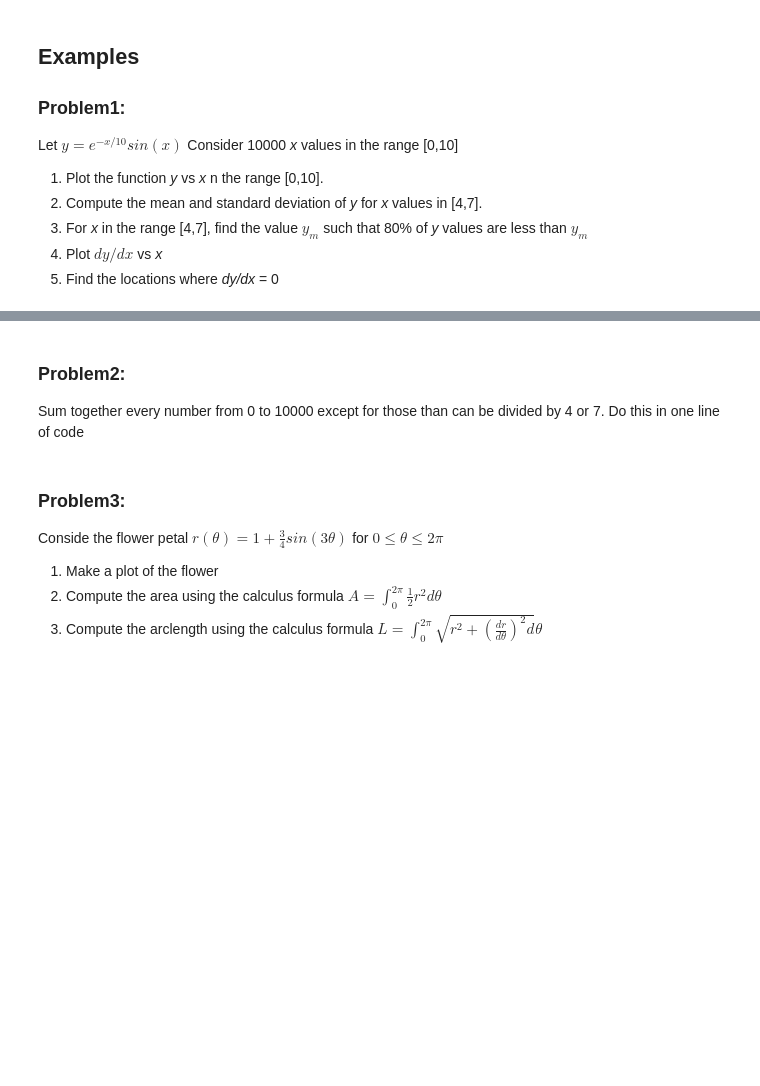
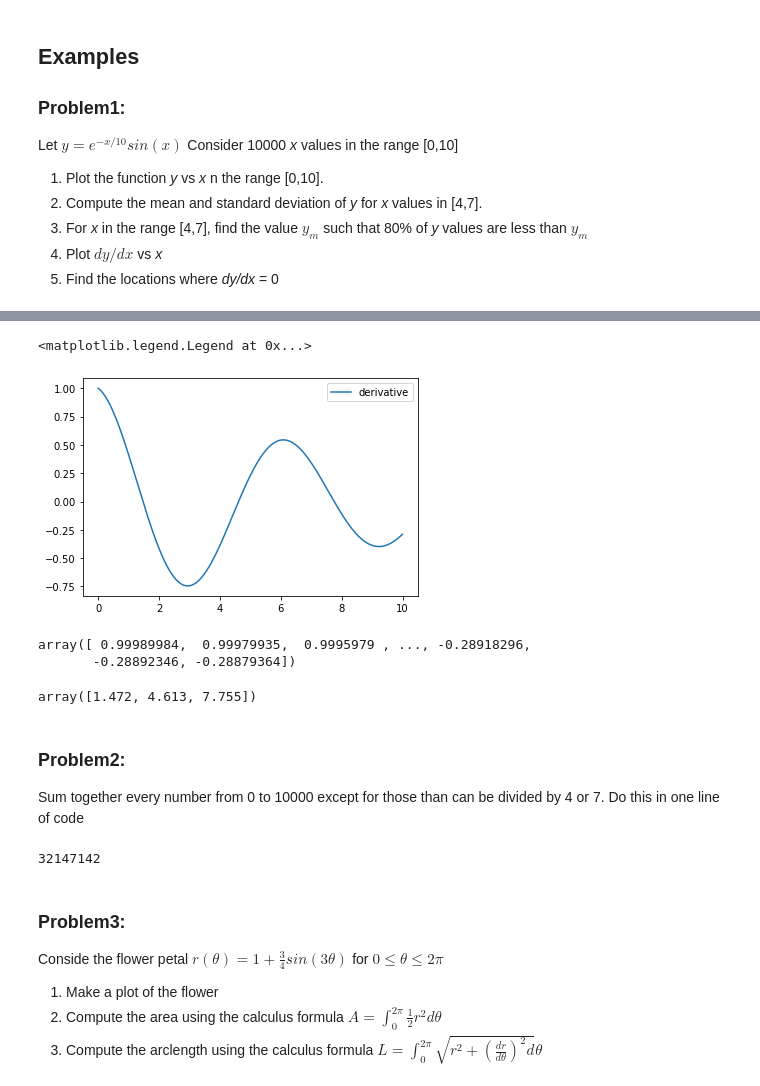
Before and after one commit to Justin-oommen/Python-Lessons, a Jupyter notebook: Python_Libraries/Numpy.ipynb, the cells around one changed output, grey strips where cells are left out. Drawn from its saved outputs; the diff is of its cells as text; code cells hidden in the pictures; blank space fills up the shorter version.

```diff
--- a/Python_Libraries/Numpy.ipynb
+++ b/Python_Libraries/Numpy.ipynb
@@ -246,8 +274,38 @@ Let $ y = e^{-x/10} sin(x) $ Consider 10000 *x* values in the range [0,10]
+# %%
+#more comprehensively
+#plt.plot(x,y,label='function')
+plt.plot(x,np.gradient(y,x),label='derivative')
+plt.legend()
+# %% [output]
+<matplotlib.legend.Legend at 0x...>
+[figure, added]
+# %%
+dydx
+# %% [output]
+array([ 0.99989984,  0.99979935,  0.9995979 , ..., -0.28918296,
+       -0.28892346, -0.28879364])
+# %%
+# to find the place where dy/dx = 0 is when the fuction slope = 0 or function slope (dydx) change it's value from positive to negative
+# muliplying consecutive elements in the array will give us the idea where it will be change the signs
+#to multliply consequtive arrays
+# dydx[1:] skips 0th element. so the fisrt element of this array is 1th element of dydx
+# dydx[:-1] skips the last elemet. the first element of this arrays is the 0th element of dydx
+# therefore the multiplication of these two array is indeed the mulplication of the consequtive element multiplication
+
+#since x is different length than dydx in this case. we have to cut the first element to have the same length and index that
+x[1:][dydx[1:] * dydx[:-1] < 0]
+# %% [output]
+array([1.472, 4.613, 7.755])
 # %% [markdown]
 ### Problem2:
 
 
 Sum together every number from 0 to 10000 except for those than can be divided by 4 or 7. Do this in one line of code
+# %%
+nums = np.arange(0,10001,1)
+sum(nums[(nums%4 !=0) * nums%7 !=0])
+# %% [output]
+32147142
 # %% [markdown]
 ### Problem3:
 
```
Also changed, not shown: parts of 17 cells of this notebook.
